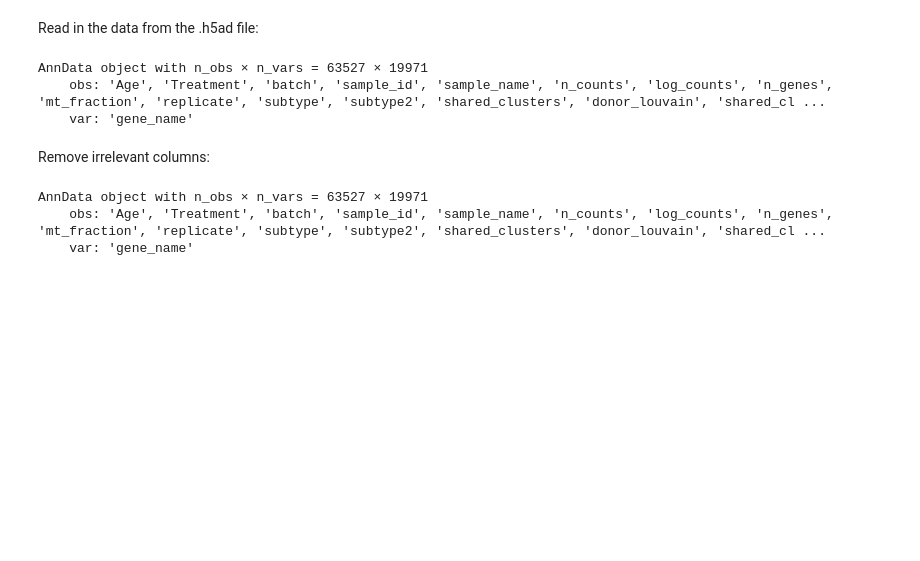
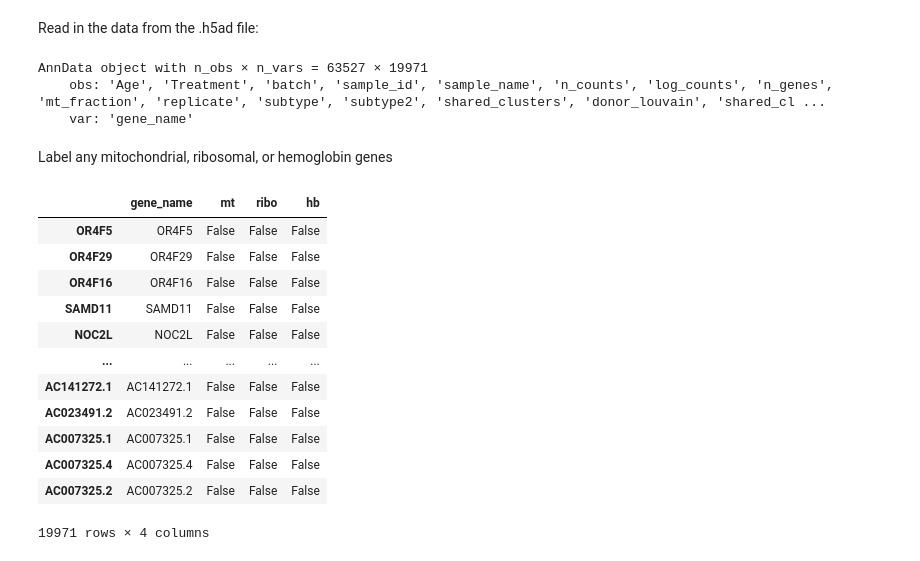
Before and after one commit to aapratt/scRNA-seq_liver, a Jupyter notebook: sc_liver_qc.ipynb, the cells around one changed output. Cells and saved outputs as stored; diff of their text form; code cells hidden in the pictures; blank space fills up the shorter version.

```diff
--- a/sc_liver_qc.ipynb
+++ b/sc_liver_qc.ipynb
@@ -44,15 +46,28 @@ adata
 AnnData object with n_obs × n_vars = 63527 × 19971
     obs: 'Age', 'Treatment', 'batch', 'sample_id', 'sample_name', 'n_counts', 'log_counts', 'n_genes', 'mt_fraction', 'replicate', 'subtype', 'subtype2', 'shared_clusters', 'donor_louvain', 'shared_cl ...
     var: 'gene_name'
-# %% [markdown]
-Remove irrelevant columns:
-# %%
-for c in adata.obs.columns:
-    if len(adata.obs[c].unique()) == 1:
-        print(c)
-        adata.obs.drop(c, axis=1, inplace=True)
-adata
-# %% [output]
-AnnData object with n_obs × n_vars = 63527 × 19971
-    obs: 'Age', 'Treatment', 'batch', 'sample_id', 'sample_name', 'n_counts', 'log_counts', 'n_genes', 'mt_fraction', 'replicate', 'subtype', 'subtype2', 'shared_clusters', 'donor_louvain', 'shared_cl ...
-    var: 'gene_name'
+# %% [markdown]
+Label any mitochondrial, ribosomal, or hemoglobin genes
+# %%
+# mitochondrial genes
+adata.var['mt'] = adata.var_names.str.startswith('MT-')
+# ribosomal genes
+adata.var['ribo'] = adata.var_names.str.startswith(("RPS","RPL"))
+# hemoglobin genes.
+adata.var['hb'] = adata.var_names.str.contains(("^HB[^(P|E|S)]"))
+
+adata.var
+# %% [output]
+|  | gene_name | mt | ribo | hb |
+| OR4F5 | OR4F5 | False | False | False |
+| OR4F29 | OR4F29 | False | False | False |
+| OR4F16 | OR4F16 | False | False | False |
+| SAMD11 | SAMD11 | False | False | False |
+| NOC2L | NOC2L | False | False | False |
+| ... | ... | ... | ... | ... |
+| AC141272.1 | AC141272.1 | False | False | False |
+| AC023491.2 | AC023491.2 | False | False | False |
+| AC007325.1 | AC007325.1 | False | False | False |
+| AC007325.4 | AC007325.4 | False | False | False |
+| AC007325.2 | AC007325.2 | False | False | False |
+19971 rows × 4 columns
```
Also changed, not shown: parts of 44 cells of this notebook.
